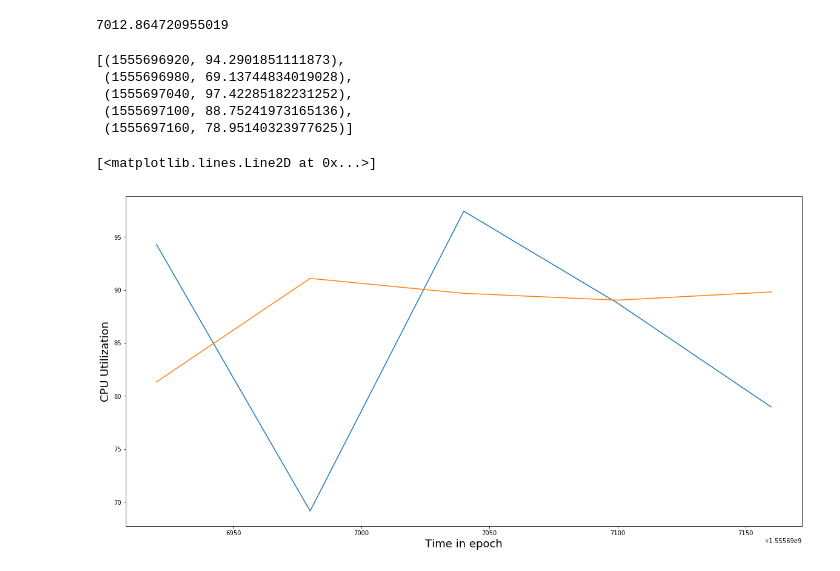
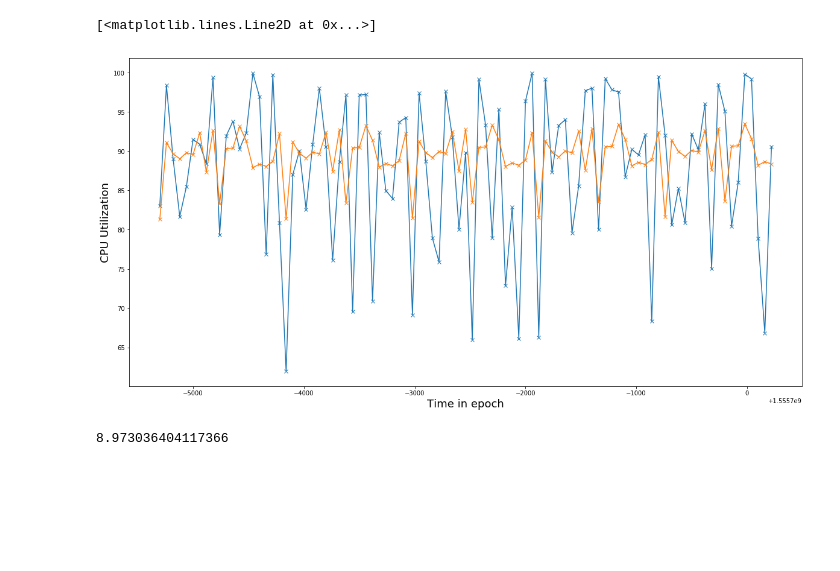
Before and after one commit to kaizoku-o/io_predictive_kubernetes, a Jupyter notebook: predictor/src/Holt_Winters_eval.ipynb, the cells around one changed output. Saved outputs shown, nothing was run; the diff lists cells and outputs as text; code cells hidden in the pictures; blank space fills up the shorter version.

```diff
--- a/predictor/src/Holt_Winters_eval.ipynb
+++ b/predictor/src/Holt_Winters_eval.ipynb
@@ -149,0 +193,2 @@ values_test = values[train_samples:train_samples+5]
+# %%
+predictions = predictions[0].reshape(predictions[0].size, 1)
@@ -154,29 +201,0 @@ len(values_test)
-# %%
-Y_Train = [x[1] for x in values_train]
-Y_Test = [x[1] for x in values_test]
-
-# double exponential smoothing
-
-# for i in range(1,20):
-#     Y_Train = [x[1] for x in values]
-#     model_fit = ExponentialSmoothing(Y_Train, seasonal_periods=i,
-#         trend='add', seasonal='add').fit(use_boxcox=True)
-#     print(model_fit.aic)
-# predictions = model_fit.forecast(5)
-
-# model_arima = ARIMA(Y_Train, order=(10, 1, 0))
-# model_arima_fit = model_arima.fit()
-# predictions = []
-# predictions = model_arima_fit.forecast(steps=10)[0]
-
-import warnings
-warnings.filterwarnings('ignore')
-aicVal = []
-for i in range(28, 48):
-    try:
-        print("i is", i)
-        Y_Train = [x[1] for x in values]
-        model_fit = ExponentialSmoothing(Y_Train, seasonal_periods=i, trend='add', seasonal='add').fit(use_boxcox=True)
-        print(model_fit.aic)
-    except:
-        continue
@@ -201,31 +202,11 @@ i is 47
-# %%
-model_fit.aic
-# %% [output]
-7012.864720955019
-# %%
-Y_Train = [x[1] for x in values]
-model = ExponentialSmoothing(Y_Train, seasonal_periods=19, trend='add', seasonal='add').fit(use_boxcox=True)
-predictions = model.forecast(5)
-# %%
-values_test
-# %% [output]
-[(1555696920, 94.2901851111873),
- (1555696980, 69.13744834019028),
- (1555697040, 97.42285182231252),
- (1555697100, 88.75241973165136),
- (1555697160, 78.95140323977625)]
 # %%
 fig, ax = plt.subplots(1)
 
-x1 = [x[0] for x in values_test]
-y1 = [x[1] for x in values_test]
-
-y2 = predictions
-
 ax.set_xlabel('Time in epoch', fontsize=18)
 ax.set_ylabel('CPU Utilization', fontsize=18)
-my_plotter(ax, x1, y1, {'marker': ''})
-my_plotter(ax, x1, y2, {'marker': ''})
+
+my_plotter(ax, X_Test, Y_Test, {'marker': 'x'})
+my_plotter(ax, X_Test, np.array(predictions), {'marker': 'x'})
 # %% [output]
 [<matplotlib.lines.Line2D at 0x...>]
-[figure, old version]
+[figure, new version]
@@ -231,0 +218,4 @@ my_plotter(ax, x1, y2, {'marker': ''})
+# %%
+mean_absolute_percentage_error(Y_Test, predictions)
+# %% [output]
+8.973036404117366
```
Also changed, not shown: parts of 20 cells of this notebook, 3 other files.
